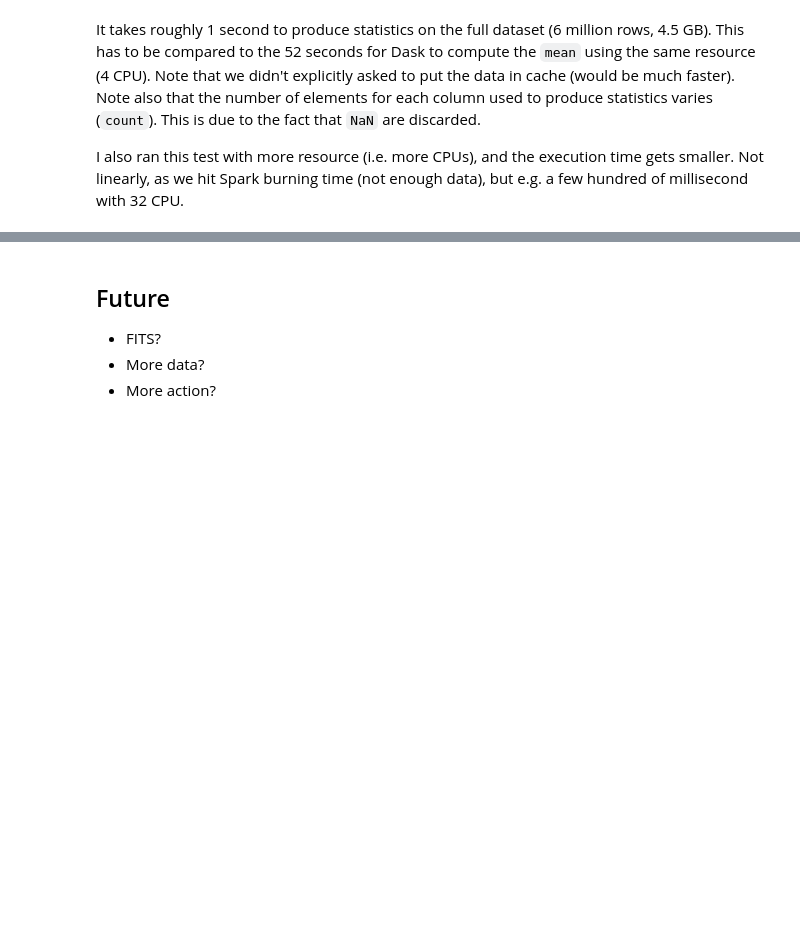
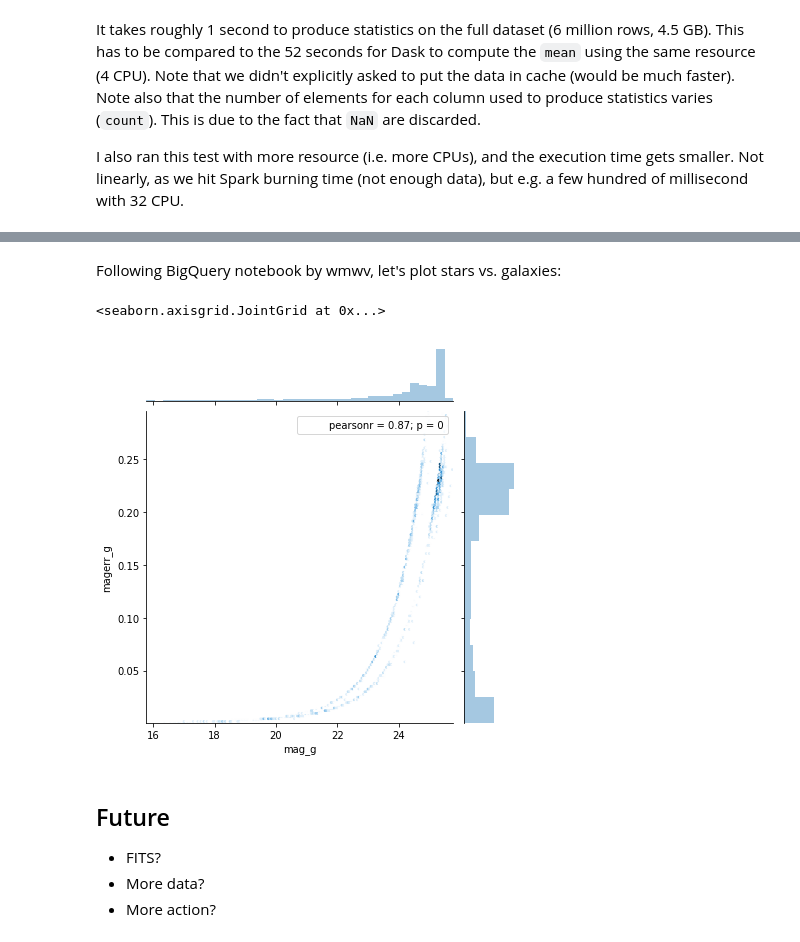
Before and after one commit to LSSTDESC/DC2-production, a Jupyter notebook: Notebooks/object_catalog_performance_spark.ipynb, the cells around one changed output, grey strips where cells are left out. Drawn from its saved outputs; the diff is of its cells as text; code cells hidden in the pictures; blank space fills up the shorter version.

```diff
--- a/Notebooks/object_catalog_performance_spark.ipynb
+++ b/Notebooks/object_catalog_performance_spark.ipynb
@@ -231,3 +302,15 @@ I also ran this test with more resource (i.e. more CPUs), and the execution time
+# %% [markdown]
+Following BigQuery notebook by wmwv, let's plot stars vs. galaxies:
+# %%
+star = df_pandas[df_pandas['extendedness'] < 0.95]
+gal = df_pandas[df_pandas['extendedness'] > 0.95]
+sns.jointplot(
+    star['mag_g'], star['magerr_g'],
+    label='"Stars"', kind='hexbin',
+    gridsize=200)
+# %% [output]
+<seaborn.axisgrid.JointGrid at 0x...>
+[figure, added]
 # %% [markdown]
 ## Future
 
```
Also changed, not shown: parts of 16 cells of this notebook.
